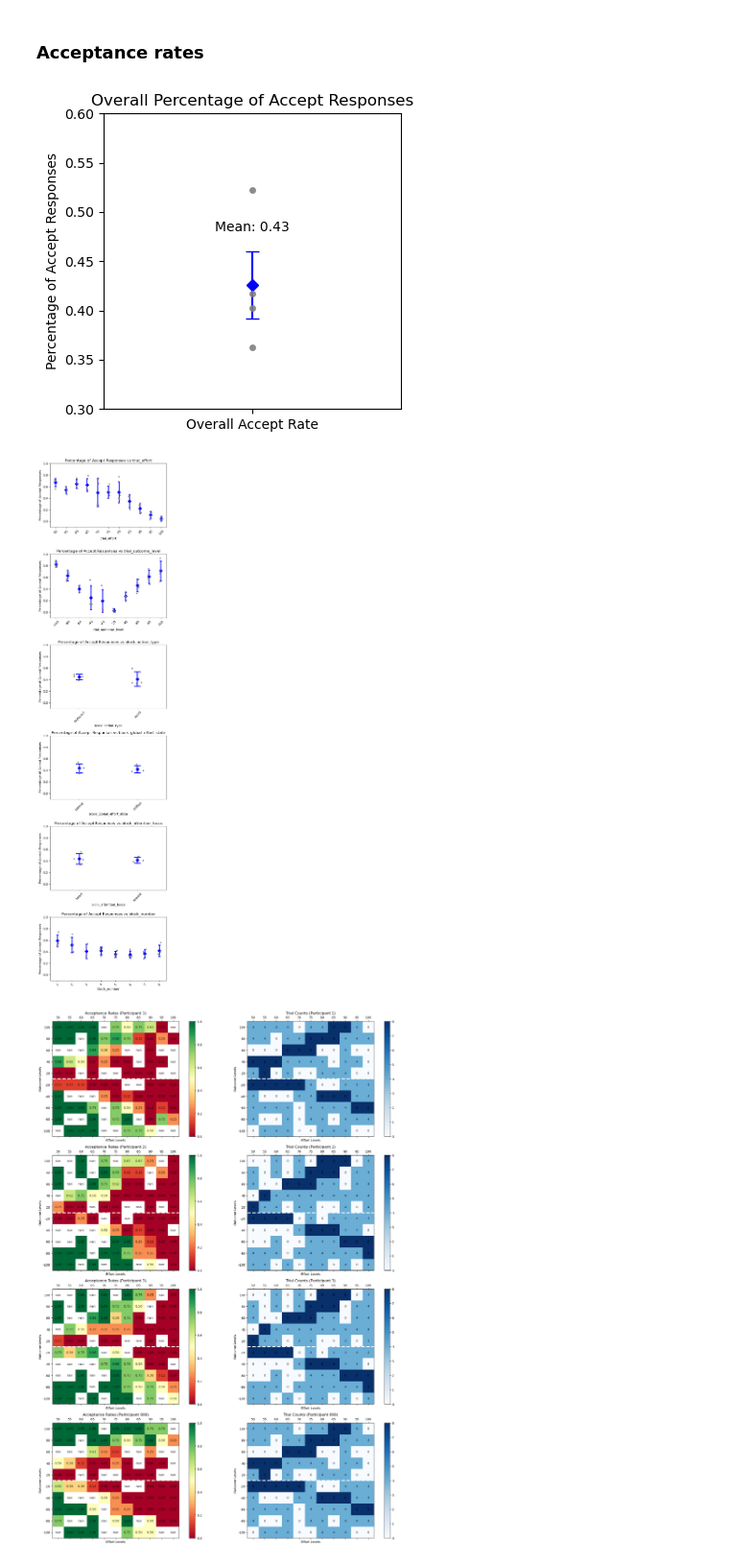
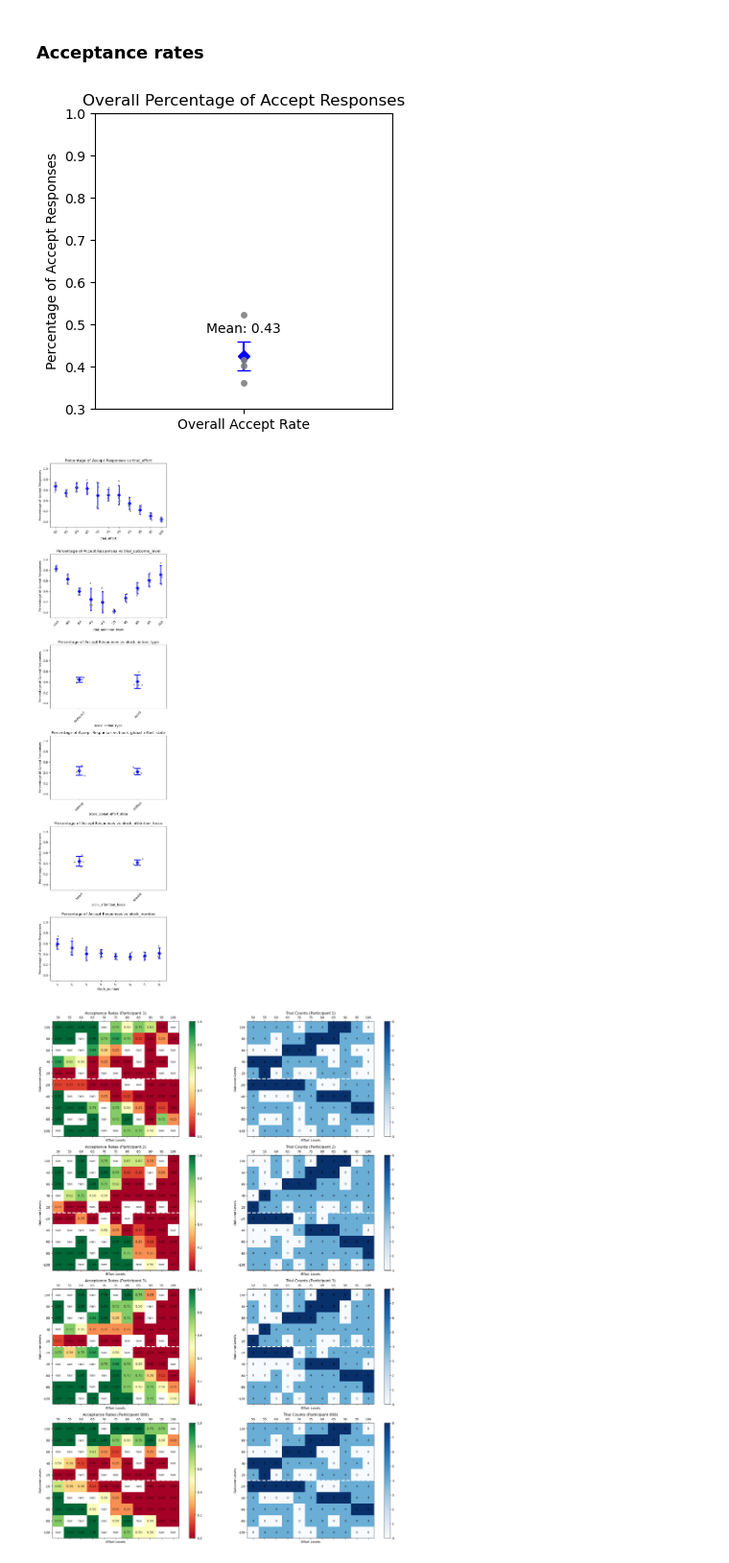
Before and after one commit to MajaFriedemann/reward-effort-task, a Jupyter notebook: analysis/test_data_analysis.ipynb, the cells around one changed output. Shown at 96% size. Drawn from its saved outputs; the diff is of its cells as text; code cells hidden in the pictures.

```diff
--- a/analysis/test_data_analysis.ipynb
+++ b/analysis/test_data_analysis.ipynb
@@ -8,18 +8,20 @@ import seaborn as sns
 # %%
 # Load the data
 data_maja = pd.read_csv('../experiment_code/pilot_data/2024-07-10_maja.csv')
-data_maja['duration'] = '0:45'
 data_miriam = pd.read_csv('../experiment_code/pilot_data/2024-07-18_miriam.csv')
 data_eleonora = pd.read_csv('../experiment_code/pilot_data/2024-07-24_eleonora.csv')
 data_tim = pd.read_csv('../experiment_code/pilot_data/2024-07-25_tim.csv')
+data_deng = pd.read_csv('../experiment_code/pilot_data/2024-07-30_deng.csv')
+data_miruna = pd.read.csv('../experiment_code/pilo_data/2024-08-01_miruna.csv')
 
-# Remove the last row for each DataFrame except data_maja because that row was just for duration but repeats the previous trial's data
+# Remove the last row because that row was just for duration but repeats the previous trial's data (fixed from deng onwards)
 data_miriam = data_miriam.iloc[:-1]
 data_eleonora = data_eleonora.iloc[:-1]
 data_tim = data_tim.iloc[:-1]
 
 # Combine all DataFrames into one
-data = pd.concat([data_maja, data_miriam, data_eleonora, data_tim])
+# leaving out deng because he just accepted everything
+data = pd.concat([data_maja, data_miriam, data_eleonora, data_tim, data_miruna])
 # %%
 data.head()
 # %% [output]
@@ -39,28 +41,28 @@ array(['A_1', 'A_2', 'B_4', 'B_6'], dtype=object)
 # %%
 # Overall percentage of 'accept' responses
 participant_percent_accept = data.groupby('participant')['response'].apply(lambda x: (x == 'accept').mean()).reset_index()
 participant_percent_accept.columns = ['participant', 'accept_rate']
 
 # Calculate the overall mean and standard error
 overall_mean = participant_percent_accept['accept_rate'].mean()
 overall_se = participant_percent_accept['accept_rate'].std() / (len(participant_percent_accept) ** 0.5)
 
 # Plot the individual data points
 plt.figure(figsize=(4, 4))
 sns.stripplot(x=['Overall Accept Rate'] * len(participant_percent_accept), y=participant_percent_accept['accept_rate'], jitter=False, alpha=0.9, color='grey')
 
 # Plot the mean percentage of 'accept' responses with standard error
 plt.errorbar(x=['Overall Accept Rate'], y=[overall_mean], yerr=[overall_se], fmt='D', color='blue', capsize=5)
 
 # Add text label for the mean acceptance rate
 plt.text(0, overall_mean + overall_se + 0.02, f'Mean: {overall_mean:.2f}', ha='center')
 
 plt.title('Overall Percentage of Accept Responses')
 plt.ylabel('Percentage of Accept Responses')
-plt.ylim(0.3, 0.6)
+plt.ylim(0.3, 1)
 plt.show()
 # %% [output]
-[figure, old version]
+[figure, new version]
 # %%
 # Define the variables to plot
 variables_to_plot = ['trial_effort', 'trial_outcome_level', 'block_action_type', 'block_global_effort_state', 'block_attention_focus', 'block_number']
@@ -82,13 +84,13 @@ for idx, var in enumerate(variables_to_plot):
     axes[idx].set_title(f'Percentage of Accept Responses vs {var}')
     axes[idx].set_xlabel(var)
     axes[idx].set_ylabel('Percentage of Accept Responses')
-    axes[idx].set_ylim(-0.1, 1)
+    axes[idx].set_ylim(-0.1, 1.1)
     axes[idx].tick_params(axis='x', rotation=45)
 
 plt.tight_layout()
 plt.show()
 # %% [output]
-[figure, old version]
+[figure, new version]
 # %%
 # Group by participant, trial_effort, and trial_outcome_level, then calculate the mean acceptance rate for each group
 participant_acceptance_rate = data.groupby(['participant', 'trial_effort', 'trial_outcome_level'])['response'].apply(lambda x: (x == 'accept').mean()).reset_index()
```
Also changed, not shown: parts of 1 cell of this notebook.
